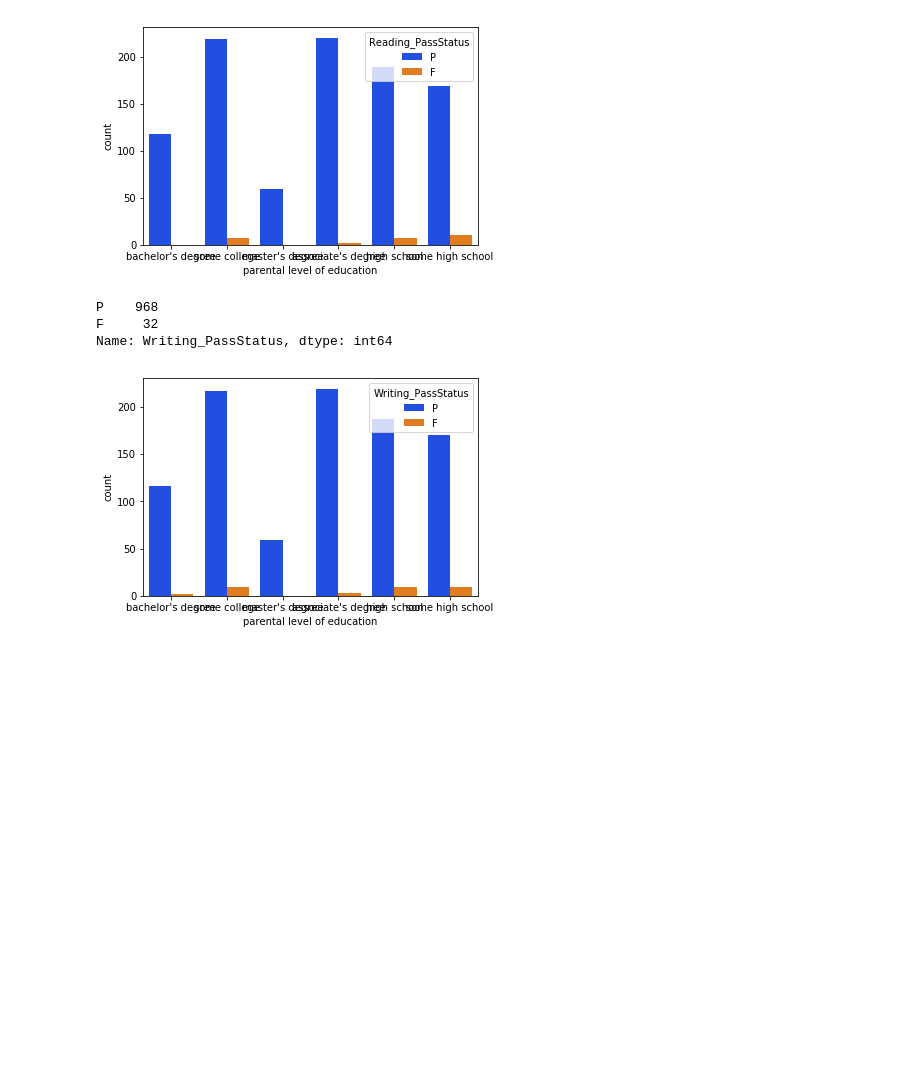
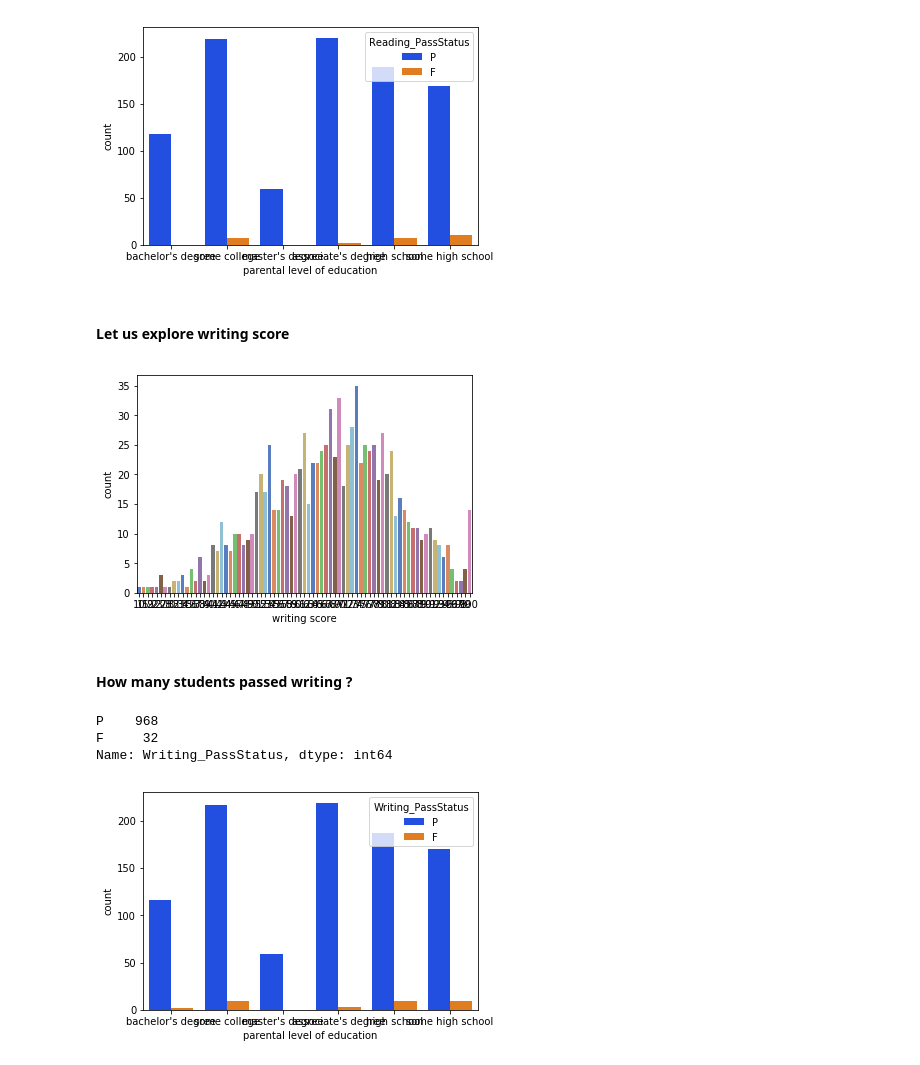
Before and after one commit to Jakki-SP/Exploratory-DataAnalysis, a Jupyter notebook: Student Performance In Exams.ipynb, the cells around one changed output. Drawn from its saved outputs; the diff is of its cells as text; code cells hidden in the pictures; blank space fills up the shorter version.

```diff
--- a/Student Performance In Exams.ipynb
+++ b/Student Performance In Exams.ipynb
@@ -82,12 +123,22 @@ sns.countplot(x='parental level of education', data = df, hue='Reading_PassStatu
 plt.show()
 # %% [output]
 [figure]
-# %%
-df.Writing_PassStatus.value_counts()
-# %% [output]
-P    968
-F     32
-Name: Writing_PassStatus, dtype: int64
+# %% [markdown]
+#### Let us explore writing score
+# %%
+sns.countplot(x="writing score", data = df, palette="muted")
+plt.show()
+# %% [output]
+[figure, added]
+# %% [markdown]
+#### How many students passed writing ?
+# %%
+df['Writing_PassStatus'] = np.where(df['writing score']<passmark, 'F', 'P')
+df.Writing_PassStatus.value_counts()
+# %% [output]
+P    968
+F     32
+Name: Writing_PassStatus, dtype: int64
 # %%
 sns.countplot(x='parental level of education', data = df, hue='Writing_PassStatus', palette='bright')
 plt.show()
```
Also changed, not shown: parts of 33 cells of this notebook.
